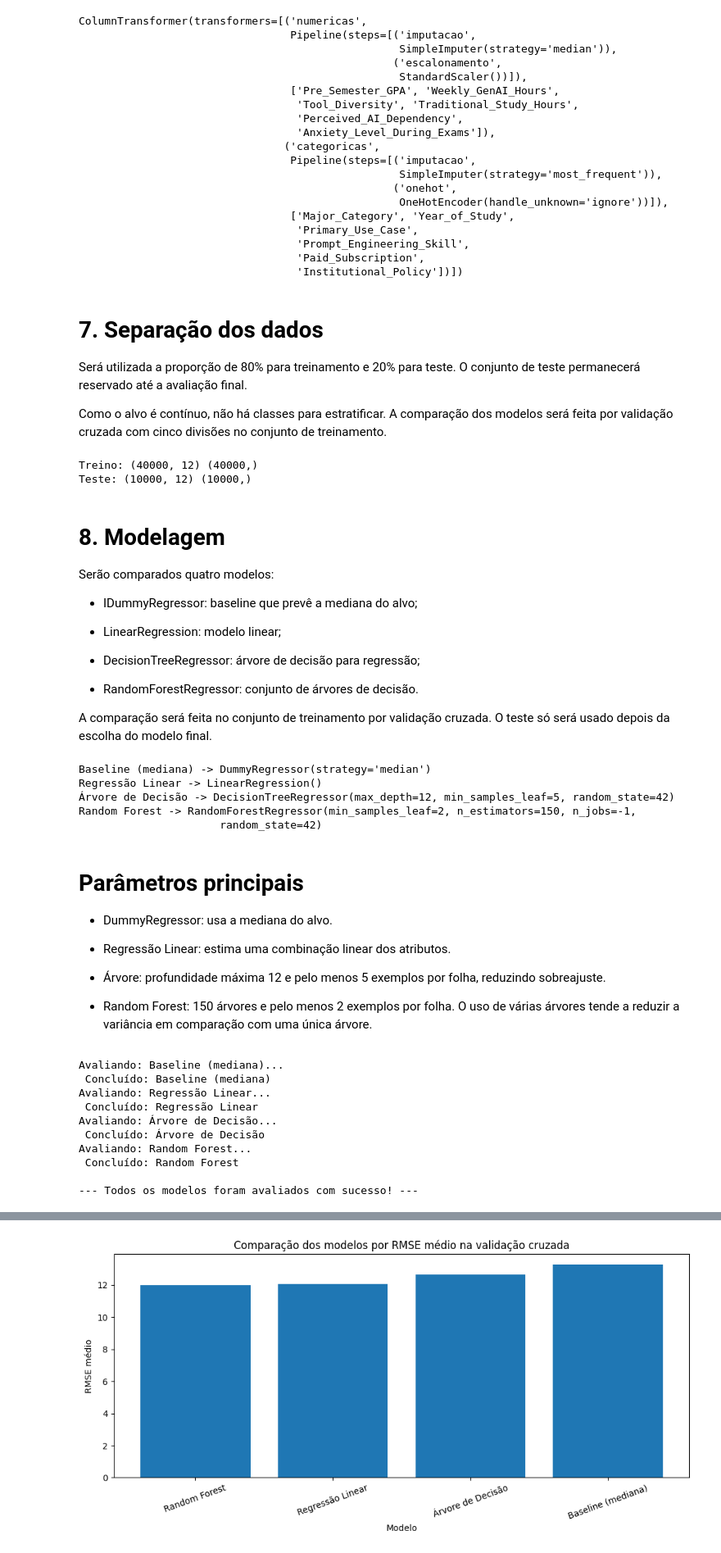
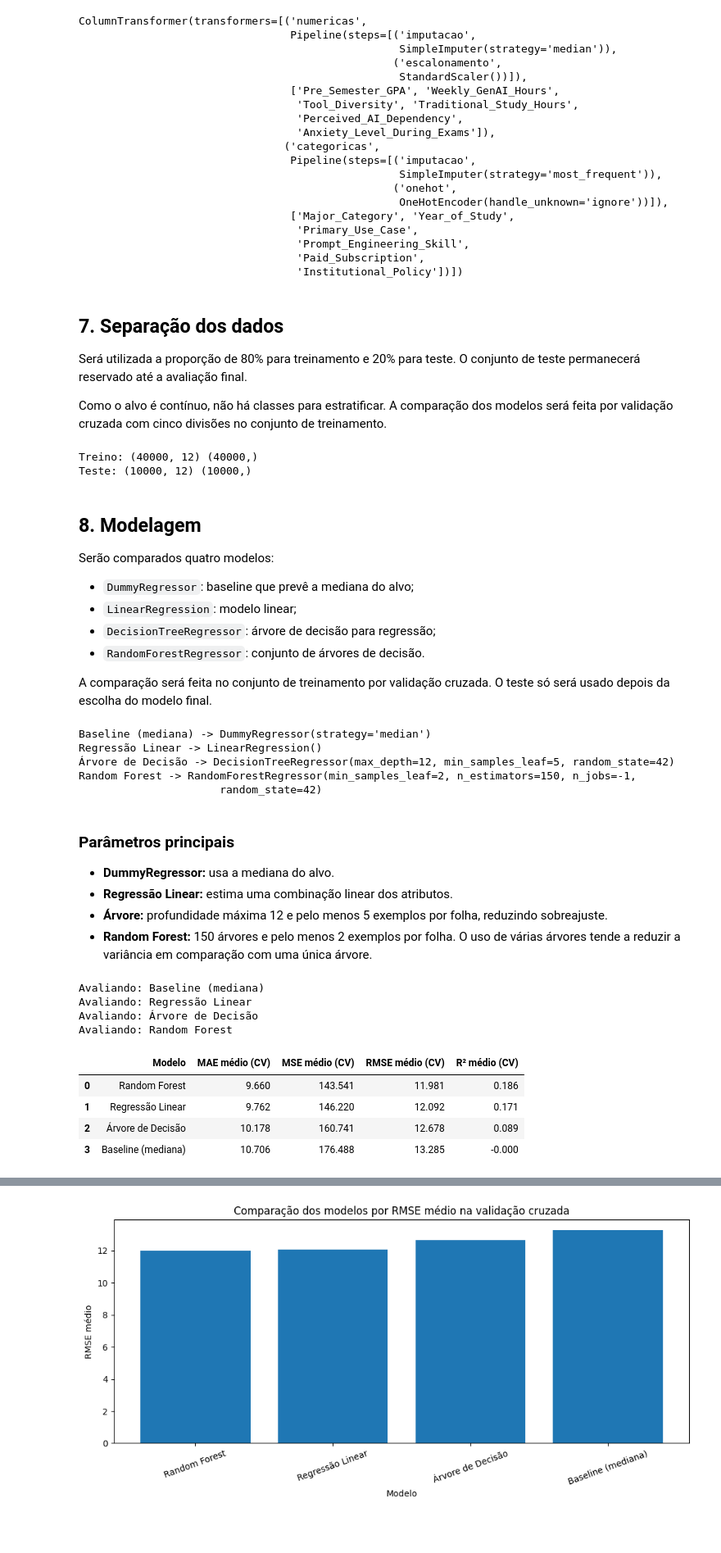
Before and after one commit to thaynagoncalves/projeto-final-IA, a Jupyter notebook: ProjetoFInal_IA.ipynb, the cells around one changed output, grey strips where cells are left out. Shown at 82% size. Drawn from its saved outputs; the diff is of its cells as text; code cells hidden in the pictures; blank space fills up the shorter version.

Commit message:
edições de formatação

```diff
--- a/ProjetoFInal_IA.ipynb
+++ b/ProjetoFInal_IA.ipynb
@@ -595,7 +585,7 @@ ColumnTransformer(transformers=[('numericas',
                                   'Paid_Subscription',
                                   'Institutional_Policy'])])
 # %% [markdown]
-# 7. Separação dos dados
+## 7. Separação dos dados
 Será utilizada a proporção de 80% para treinamento e 20% para teste. O conjunto de teste permanecerá reservado até a avaliação final.
 
 Como o alvo é contínuo, não há classes para estratificar. A comparação dos modelos será feita por validação cruzada com cinco divisões no conjunto de treinamento.
@@ -613,29 +603,14 @@ print("Teste:", X_teste.shape, y_teste.shape)
 Treino: (40000, 12) (40000,)
 Teste: (10000, 12) (10000,)
 # %% [markdown]
-# 8. Modelagem
+## 8. Modelagem
+
 Serão comparados quatro modelos:
 
-
-
-*   IDummyRegressor: baseline que prevê a mediana do alvo;
-
-*   LinearRegression: modelo linear;
-
-
-
-*   DecisionTreeRegressor: árvore de decisão para regressão;
-*    RandomForestRegressor: conjunto de árvores de decisão.
-
-
-
-
-
-
-
-
-
-
+- `DummyRegressor`: baseline que prevê a mediana do alvo;
+- `LinearRegression`: modelo linear;
+- `DecisionTreeRegressor`: árvore de decisão para regressão;
+- `RandomForestRegressor`: conjunto de árvores de decisão.
 
 A comparação será feita no conjunto de treinamento por validação cruzada. O teste só será usado depois da escolha do modelo final.
 # %%
@@ -673,14 +648,12 @@ Regressão Linear -> LinearRegression()
 Random Forest -> RandomForestRegressor(min_samples_leaf=2, n_estimators=150, n_jobs=-1,
                       random_state=42)
 # %% [markdown]
-# Parâmetros principais
+### Parâmetros principais
 
-
-*   DummyRegressor: usa a mediana do alvo.
-*   Regressão Linear: estima uma combinação linear dos atributos.
-
-*   Árvore: profundidade máxima 12 e pelo menos 5 exemplos por folha, reduzindo sobreajuste.
-*   Random Forest: 150 árvores e pelo menos 2 exemplos por folha. O uso de várias árvores tende a reduzir a variância em comparação com uma única árvore.
+- **DummyRegressor:** usa a mediana do alvo.
+- **Regressão Linear:** estima uma combinação linear dos atributos.
+- **Árvore:** profundidade máxima 12 e pelo menos 5 exemplos por folha, reduzindo sobreajuste.
+- **Random Forest:** 150 árvores e pelo menos 2 exemplos por folha. O uso de várias árvores tende a reduzir a variância em comparação com uma única árvore.
 # %%
 cv = KFold(n_splits=5, shuffle=True, random_state=RANDOM_STATE)
 
@@ -693,49 +666,50 @@ metricas_cv = {
 resultados_cv = []
 
 for nome, pipeline in pipelines.items():
-    print(f"Avaliando: {nome}...")
-
-
+    print(f"Avaliando: {nome}")
     scores = cross_validate(
         pipeline,
         X_treino,
         y_treino,
         cv=cv,
         scoring=metricas_cv,
-        n_jobs=1,
+        n_jobs=-1,
         return_train_score=False
     )
 
     mae = -scores["test_MAE"].mean()
     mse = -scores["test_MSE"].mean()
     rmse = np.sqrt(mse)
     r2 = scores["test_R2"].mean()
 
     resultados_cv.append({
         "Modelo": nome,
         "MAE médio (CV)": mae,
         "MSE médio (CV)": mse,
         "RMSE médio (CV)": rmse,
         "R² médio (CV)": r2
     })
-    print(f" Concluído: {nome}")
 
 comparacao_cv = (
     pd.DataFrame(resultados_cv)
       .sort_values("RMSE médio (CV)")
       .reset_index(drop=True)
 )
 
-print("\n--- Todos os modelos foram avaliados com sucesso! ---")
+display(comparacao_cv.style.format({
+    "MAE médio (CV)": "{:.3f}",
+    "MSE médio (CV)": "{:.3f}",
+    "RMSE médio (CV)": "{:.3f}",
+    "R² médio (CV)": "{:.3f}"
+}))
 # %% [output]
-Avaliando: Baseline (mediana)...
- Concluído: Baseline (mediana)
-Avaliando: Regressão Linear...
- Concluído: Regressão Linear
-Avaliando: Árvore de Decisão...
- Concluído: Árvore de Decisão
-Avaliando: Random Forest...
- Concluído: Random Forest
-
---- Todos os modelos foram avaliados com sucesso! ---
+Avaliando: Baseline (mediana)
+Avaliando: Regressão Linear
+Avaliando: Árvore de Decisão
+Avaliando: Random Forest
+|  | Modelo | MAE médio (CV) | MSE médio (CV) | RMSE médio (CV) | R² médio (CV) |
+| 0 | Random Forest | 9.660 | 143.541 | 11.981 | 0.186 |
+| 1 | Regressão Linear | 9.762 | 146.220 | 12.092 | 0.171 |
+| 2 | Árvore de Decisão | 10.178 | 160.741 | 12.678 | 0.089 |
+| 3 | Baseline (mediana) | 10.706 | 176.488 | 13.285 | -0.000 |
 # %% [markdown]
```
Also changed, not shown: parts of 32 cells of this notebook.
